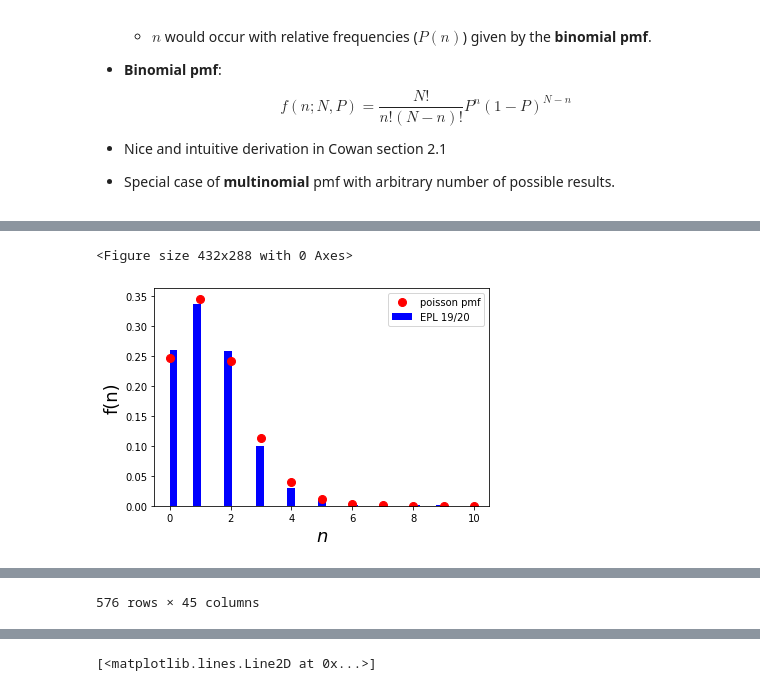
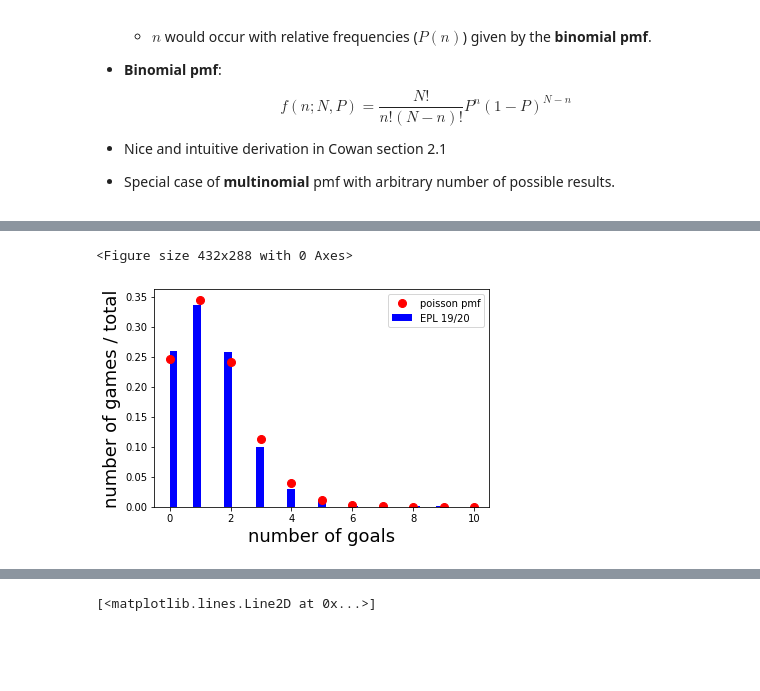
Before and after one commit to keaveney/StatisticsLectures, a Jupyter notebook: CommonPDFs.ipynb, the cells around one changed output, grey strips where cells are left out. Saved outputs shown, nothing was run; the diff lists cells and outputs as text; code cells hidden in the pictures; blank space fills up the shorter version.

```diff
--- a/CommonPDFs.ipynb
+++ b/CommonPDFs.ipynb
@@ -105,30 +108,24 @@ plt.show()
 # %%
-import numpy as np
-import pandas as pd
 df_epl = pd.read_csv("epl2020.csv")
-df_epl
 results = np.array(df_epl["scored"])
-
 unResults = np.unique(results) # we extract the set values the result can assume to help us plot the pmf
 
 dataCounts, dataBins = np.histogram(results, bins=35)
 dataCountsNorm = dataCounts/(np.sum(dataCounts)) # for pmf, sum of counts must equal 1
 binCentres = (dataBins[:-1] + dataBins[1:]) / 2
 width = np.diff(dataBins)
 
-
-mu = 1.4
+mu = 1.4 # an educated guess...I watch a lot of football
 
 plt.figure()
 fig, ax = plt.subplots(1, 1)
 x = np.arange(poisson.ppf(0.001, mu), poisson.ppf(0.9999999, mu))
 ax.plot(x, poisson.pmf(x, mu), 'ro', ms=8, label='poisson pmf')
 plt.bar(binCentres, dataCountsNorm, align='center', width=width, label='EPL 19/20', color='b')
-labelx = ax.set_xlabel("$n$", fontsize = 18)
-labely = ax.set_ylabel("f(n)", fontsize = 18)
+labelx = ax.set_xlabel("number of goals", fontsize = 18)
+labely = ax.set_ylabel("number of games / total", fontsize = 18)
 plt.legend()
 plt.show()
-df_epl
 # %% [output]
 <Figure size 432x288 with 0 Axes>
-[figure, old version]
+[figure, new version]
@@ -147 +131,0 @@ df_epl
-576 rows × 45 columns
```
Also changed, not shown: parts of 24 cells of this notebook, 4 other files.
